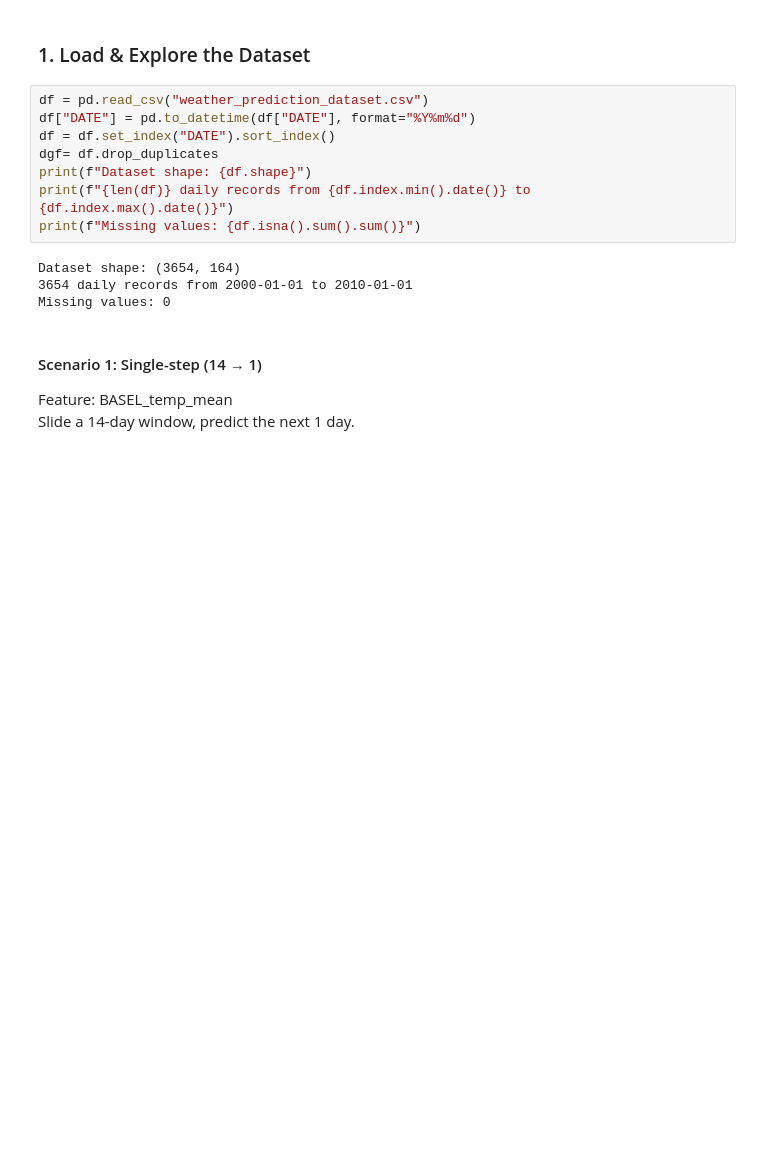
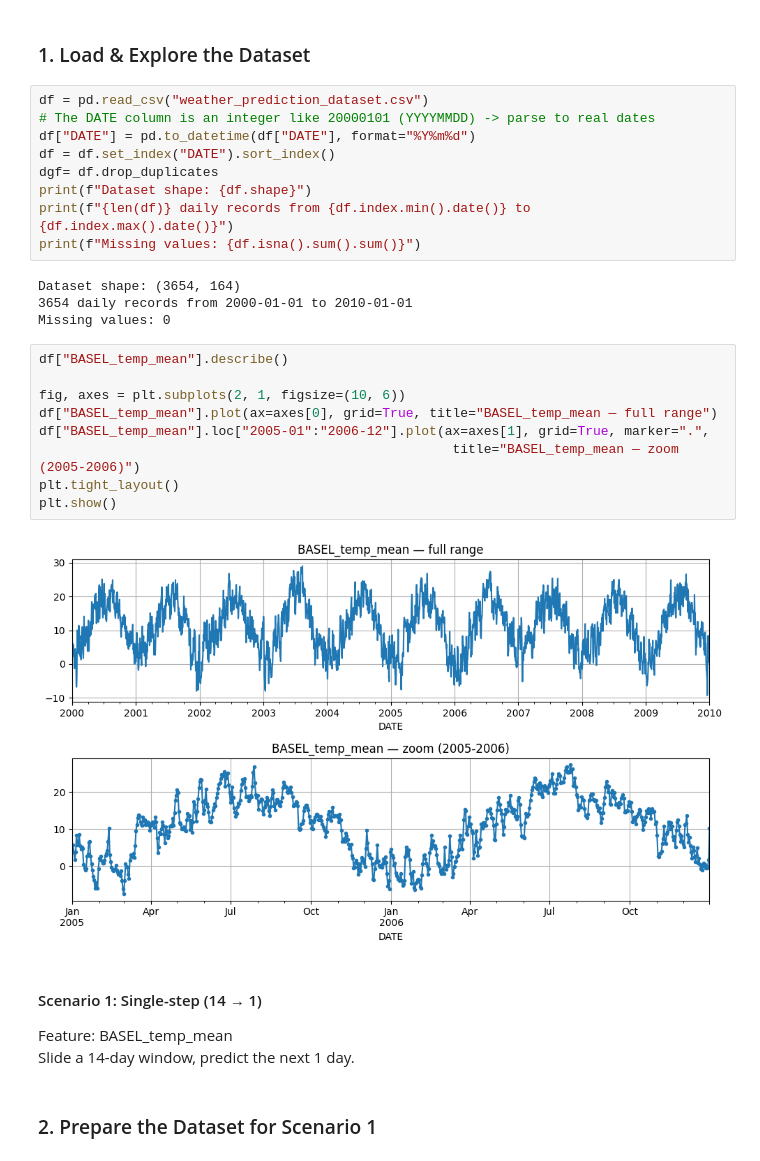
Before and after one commit to eshghinezhad/Sequence_Models-, a Jupyter notebook: MAI202-Assignment2.ipynb, the cells around one changed output. Cells and saved outputs as stored; diff of their text form; blank space fills up the shorter version.

```diff
--- a/MAI202-Assignment2.ipynb
+++ b/MAI202-Assignment2.ipynb
@@ -41,6 +41,7 @@ Using device: cpu
 ### 1. Load & Explore the Dataset
 # %%
 df = pd.read_csv("weather_prediction_dataset.csv")
+# The DATE column is an integer like 20000101 (YYYYMMDD) -> parse to real dates
 df["DATE"] = pd.to_datetime(df["DATE"], format="%Y%m%d")
 df = df.set_index("DATE").sort_index()
 dgf= df.drop_duplicates
@@ -51,7 +52,20 @@ print(f"Missing values: {df.isna().sum().sum()}")
 Dataset shape: (3654, 164)
 3654 daily records from 2000-01-01 to 2010-01-01
 Missing values: 0
+# %%
+df["BASEL_temp_mean"].describe()
+
+fig, axes = plt.subplots(2, 1, figsize=(10, 6))
+df["BASEL_temp_mean"].plot(ax=axes[0], grid=True, title="BASEL_temp_mean — full range")
+df["BASEL_temp_mean"].loc["2005-01":"2006-12"].plot(ax=axes[1], grid=True, marker=".",
+                                                     title="BASEL_temp_mean — zoom (2005-2006)")
+plt.tight_layout()
+plt.show()
+# %% [output]
+[figure, added]
 # %% [markdown]
  #### Scenario 1: Single-step (14 → 1)
  Feature: BASEL_temp_mean
  Slide a 14-day window, predict the next 1 day.
+# %% [markdown]
+### 2. Prepare the Dataset for Scenario 1
```
Also changed, not shown: parts of 14 cells of this notebook.
